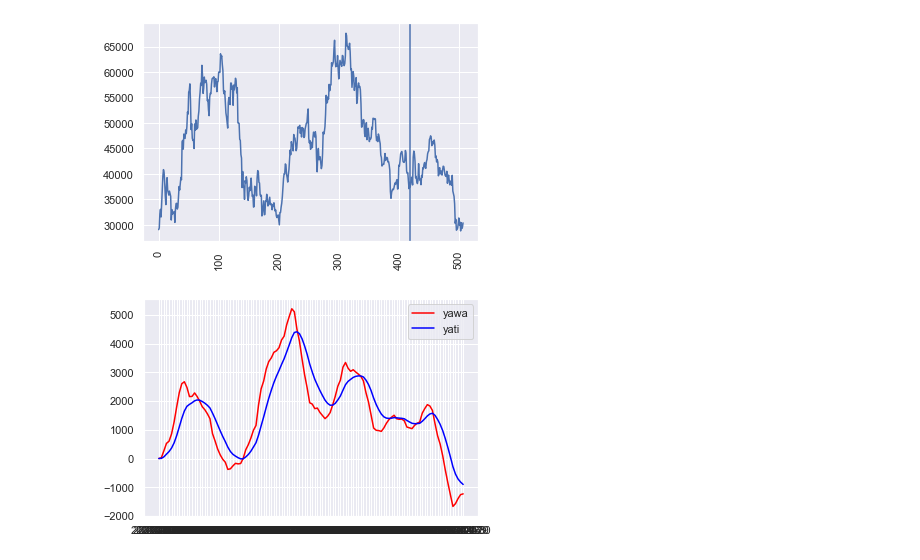
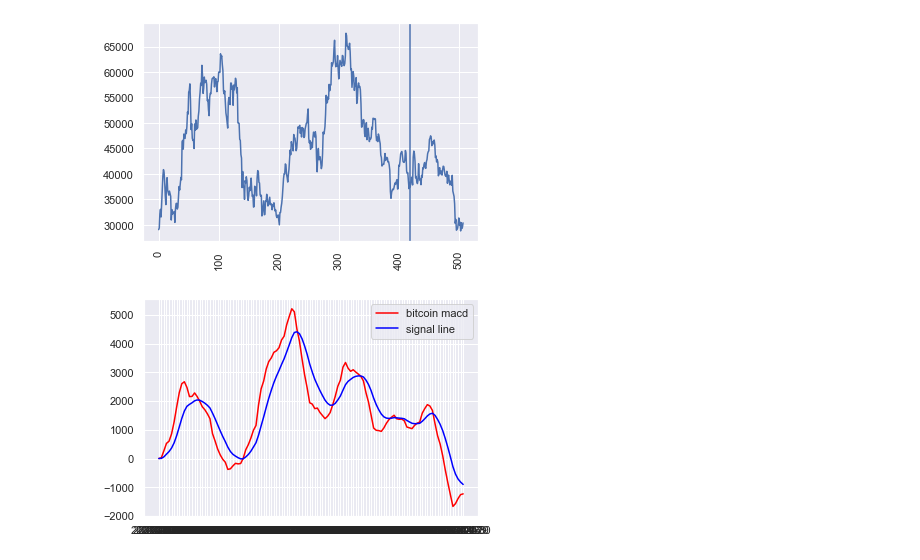
Before and after one commit to amiel103/crypto_analysis, a Jupyter notebook: Untitled.ipynb, the cells around one changed output. Drawn from its saved outputs; the diff is of its cells as text; code cells hidden in the pictures.

```diff
--- a/Untitled.ipynb
+++ b/Untitled.ipynb
@@ -51,10 +51,10 @@ MACD = ShortEMA - LongEMA
 
 signal = MACD.ewm(span=9,adjust=False).mean()
 # %%
-plt.plot( df.date[:120],MACD[:120] , label = "yawa",color =  'red' )
-plt.plot( df.date[:120],signal[:120] , label = "yati",color =  'blue' )
+plt.plot( df.date[:120],MACD[:120] , label = coin+" macd",color =  'red' )
+plt.plot( df.date[:120],signal[:120] , label = "signal line",color =  'blue' )
 #plt.plot([x for x in range(508)],just_price)
 plt.legend()
 plt.show()
 # %% [output]
-[figure, old version]
+[figure, new version]
```
Also changed, not shown: parts of 1 cell of this notebook.
